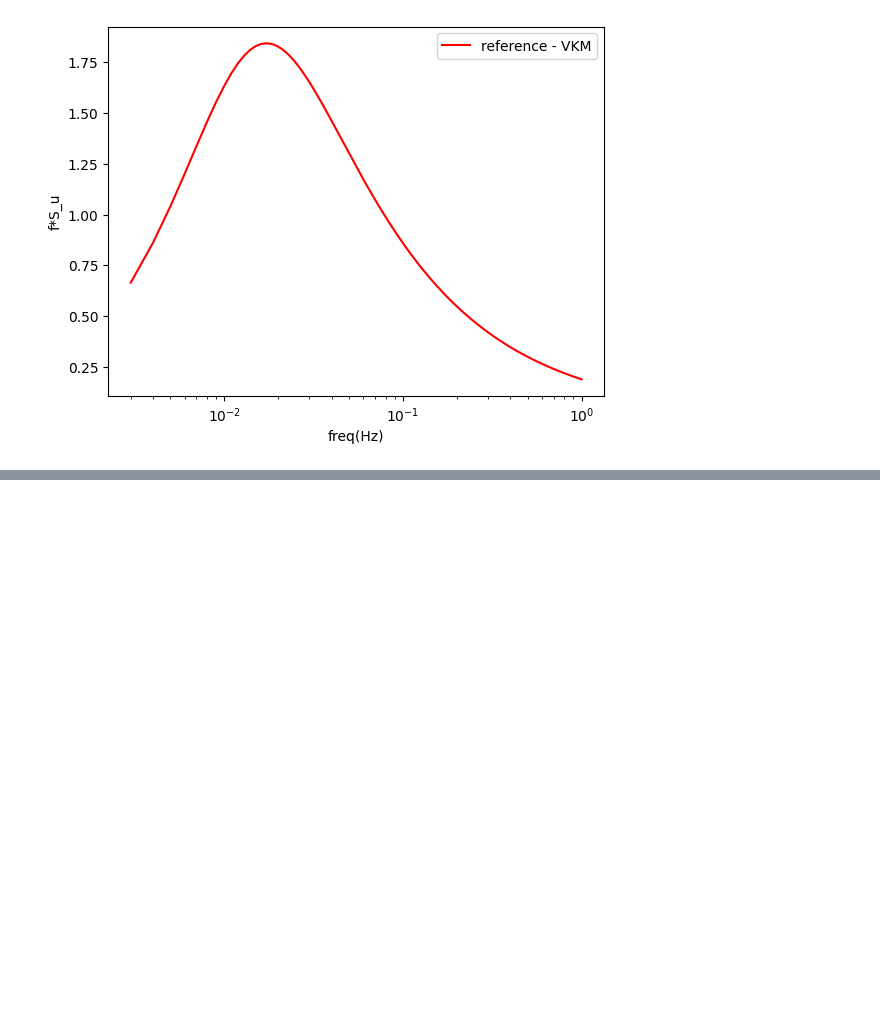
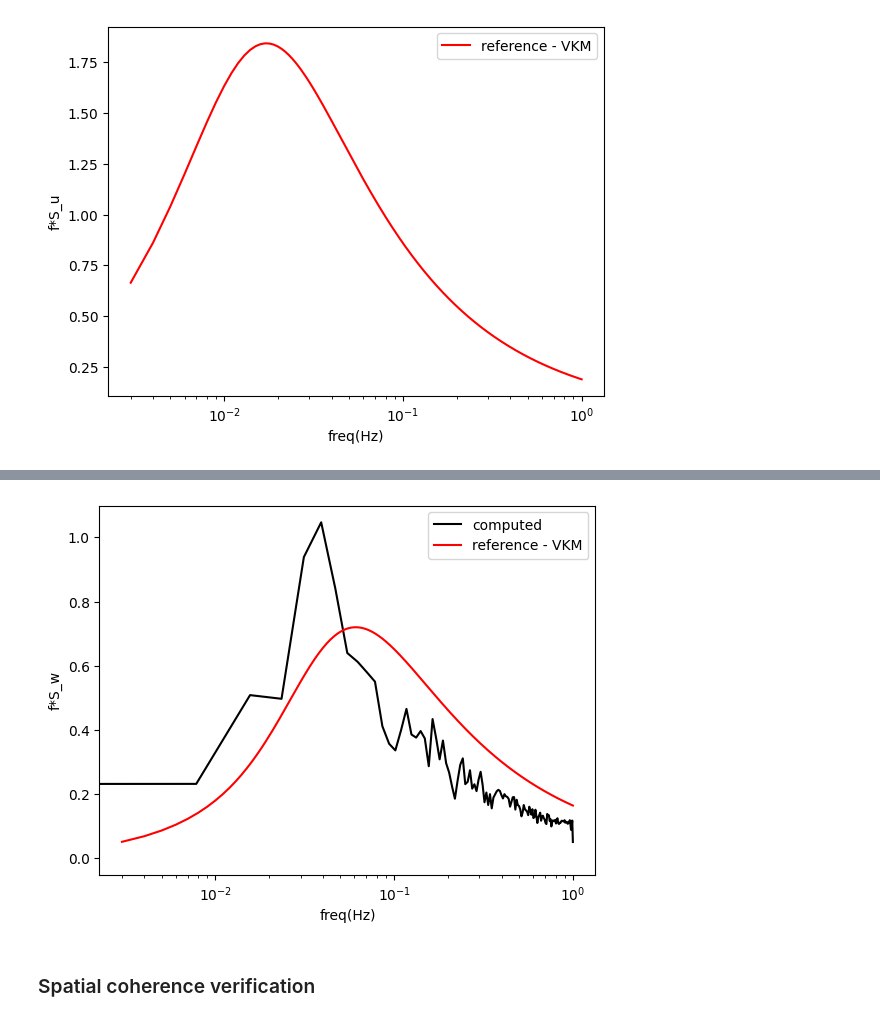
Before and after one commit to zwergon/yawisi, a Jupyter notebook: notebooks/karman_horizontal_line.ipynb, the cells around one changed output, grey strips where cells are left out. Cells and saved outputs as stored; diff of their text form; code cells hidden in the pictures; blank space fills up the shorter version.

```diff
--- a/notebooks/karman_horizontal_line.ipynb
+++ b/notebooks/karman_horizontal_line.ipynb
@@ -189,0 +234,18 @@ plt.show()
+# %%
+F, SW = welch(w[:, 9, 0], fs=2)
+# SU.mean()
+# SU = np.mean(SU, axis=1)
+# # f, SU = welch(u, fs=fs, nperseg=nperseg, noverlap=nperseg // 2)
+plt.figure()
+plt.plot(F, (F*SW.T), color='k', label="computed")
+plt.plot(f, (f*sw_ref.T), color='r', label="reference - VKM")
+# plt.plot(f,su, color='r')
+plt.xlabel("freq(Hz)")
+plt.ylabel("f*S_w")
+plt.xscale("log")
+plt.legend(loc="upper right")
+plt.show()
+# %% [output]
+[figure, added]
+# %% [markdown]
+### Spatial coherence verification
```
Also changed, not shown: parts of 20 cells of this notebook, 1 other file.
